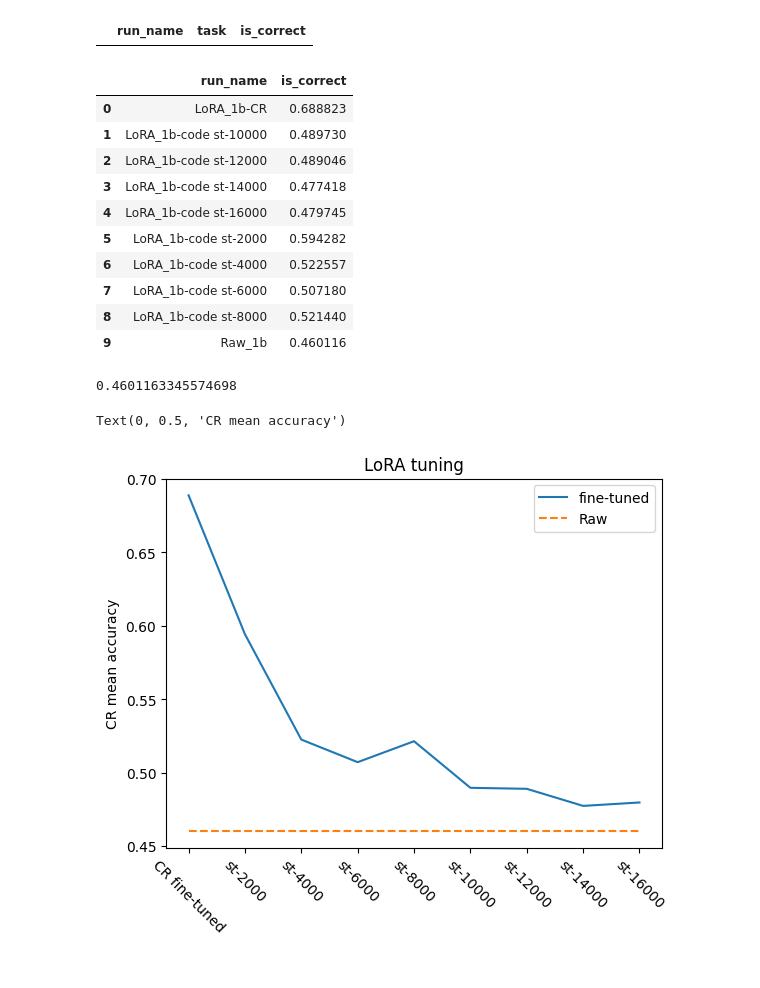
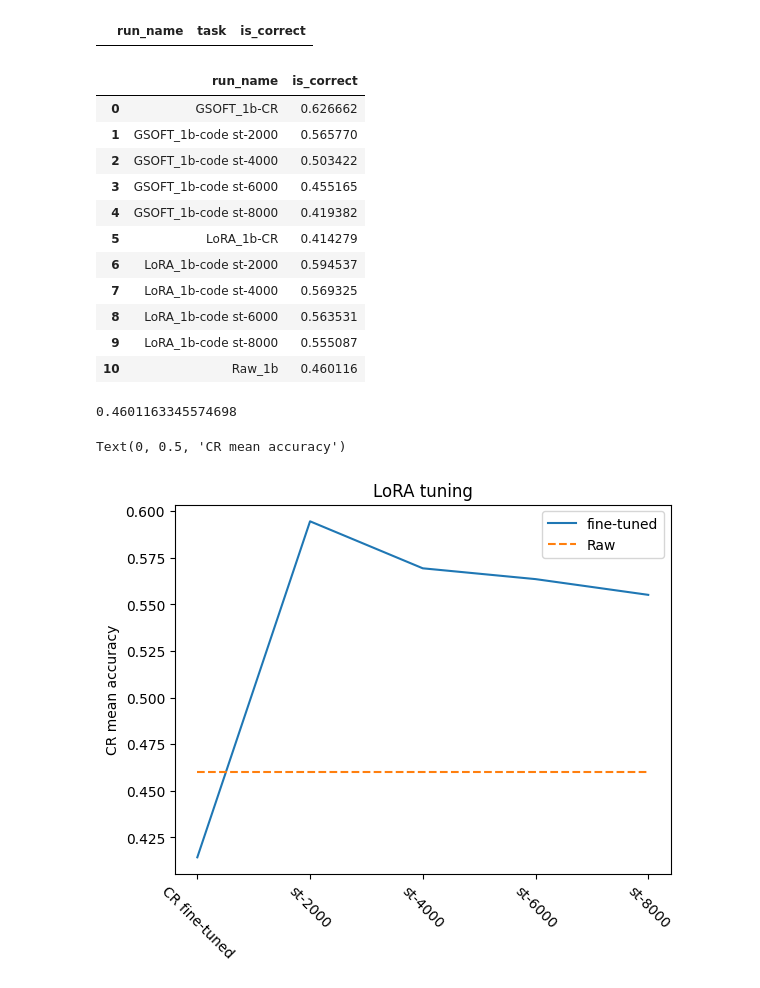
Before and after one commit to Bogachevv/OrthogonalFineTune, a Jupyter notebook: view_CR.ipynb, the cells around one changed output. Saved outputs shown, nothing was run; the diff lists cells and outputs as text; code cells hidden in the pictures.

```diff
--- a/view_CR.ipynb
+++ b/view_CR.ipynb
@@ -24,15 +24,25 @@ import pickle
 #     ('GSOFT',  r'C:\Users\Vladimir\PycharmProjects\OrthogonalFineTune\val_preds\GSOFT-cfg3-CR.bin'),
 # ]
 
+LoRA_cfg = 3
+GSOFT_cfg = 13
+
 preds_path_ls = [
     ('Raw_1b',  r'C:\Users\Vladimir\PycharmProjects\OrthogonalFineTune\val_preds\Raw_1b_CR.bin'),
-    ('LoRA_1b-CR',  r'C:\Users\Vladimir\PycharmProjects\OrthogonalFineTune\val_preds\LoRA_1b-cfg1-CR_CR.bin'),
+    ('LoRA_1b-CR',  rf'C:\Users\Vladimir\PycharmProjects\OrthogonalFineTune\val_preds\LoRA_1b-cfg{LoRA_cfg}-CR_CR.bin'),
+    ('GSOFT_1b-CR',  rf'C:\Users\Vladimir\PycharmProjects\OrthogonalFineTune\val_preds\GSOFT_1b-cfg{GSOFT_cfg}-CR_CR.bin'),
 ]
 
-for st in range(2_000, 16_000+1, 2_000):
+max_step = 8_000
+for st in range(2_000, max_step+1, 2_000):
     preds_path_ls.append(
-        (f'LoRA_1b-code st-{st}', rf'C:\Users\Vladimir\PycharmProjects\OrthogonalFineTune\val_preds\LoRA_1b-cfg1-st{st}_CR.bin')
+        (f'LoRA_1b-code st-{st}', rf'C:\Users\Vladimir\PycharmProjects\OrthogonalFineTune\val_preds\LoRA_1b-cfg{LoRA_cfg}-st{st}_CR.bin')
     )
+
+for st in range(2_000, max_step+1, 2_000):
+    preds_path_ls.append(
+        (f'GSOFT_1b-code st-{st}', rf'C:\Users\Vladimir\PycharmProjects\OrthogonalFineTune\val_preds\GSOFT_1b-cfg{GSOFT_cfg}-st{st}_CR.bin')
+    )
 # %%
 preds_dfs = []
 
@@ -284,16 +284,17 @@ total_res = accuracy[['run_name', 'is_correct']].groupby(by=['run_name'], as_ind
 total_res
 # %% [output]
 |  | run_name | is_correct |
-| 0 | LoRA_1b-CR | 0.688823 |
-| 1 | LoRA_1b-code st-10000 | 0.489730 |
-| 2 | LoRA_1b-code st-12000 | 0.489046 |
-| 3 | LoRA_1b-code st-14000 | 0.477418 |
-| 4 | LoRA_1b-code st-16000 | 0.479745 |
-| 5 | LoRA_1b-code st-2000 | 0.594282 |
-| 6 | LoRA_1b-code st-4000 | 0.522557 |
-| 7 | LoRA_1b-code st-6000 | 0.507180 |
-| 8 | LoRA_1b-code st-8000 | 0.521440 |
-| 9 | Raw_1b | 0.460116 |
+| 0 | GSOFT_1b-CR | 0.626662 |
+| 1 | GSOFT_1b-code st-2000 | 0.565770 |
+| 2 | GSOFT_1b-code st-4000 | 0.503422 |
+| 3 | GSOFT_1b-code st-6000 | 0.455165 |
+| 4 | GSOFT_1b-code st-8000 | 0.419382 |
+| 5 | LoRA_1b-CR | 0.414279 |
+| 6 | LoRA_1b-code st-2000 | 0.594537 |
+| 7 | LoRA_1b-code st-4000 | 0.569325 |
+| 8 | LoRA_1b-code st-6000 | 0.563531 |
+| 9 | LoRA_1b-code st-8000 | 0.555087 |
+| 10 | Raw_1b | 0.460116 |
 # %%
 total_res[total_res['run_name'] == 'Raw_1b'].is_correct.iloc[-1]
 # %% [output]
@@ -301,31 +302,31 @@ total_res[total_res['run_name'] == 'Raw_1b'].is_correct.iloc[-1]
 # %%
 scores = [total_res[total_res['run_name'] == 'LoRA_1b-CR'].is_correct.iloc[-1]]
 scores += [
     total_res[total_res['run_name'] == f'LoRA_1b-code st-{st}'].is_correct.iloc[-1]
-    for st in range(2000, 16000+1,2000)
+    for st in range(2000, max_step+1,2000)
 ]
 
 sns.lineplot(
-    x=range(0, 16000+1, 2000),
+    x=range(0, max_step+1, 2000),
     y=scores,
     label='fine-tuned'
 )
 
 sns.lineplot(
-    x=[0, 16_000],
+    x=[0, max_step],
     y=[total_res[total_res['run_name'] == 'Raw_1b'].is_correct.iloc[-1]] * 2,
     linestyle='--',
     label='Raw'
 )
 
 plt.xticks(
-    range(0, 16000+1,2000),
-    labels=['CR fine-tuned'] + [f'st-{st}' for st in range(2000, 16000+1,2000)],
+    range(0, max_step+1,2000),
+    labels=['CR fine-tuned'] + [f'st-{st}' for st in range(2000, max_step+1,2000)],
     rotation=-45
 )
 
 plt.title('LoRA tuning')
 plt.ylabel('CR mean accuracy')
 # %% [output]
 Text(0, 0.5, 'CR mean accuracy')
-[figure, old version]
+[figure, new version]
```
Also changed, not shown: parts of 6 cells of this notebook, 2 other files.
